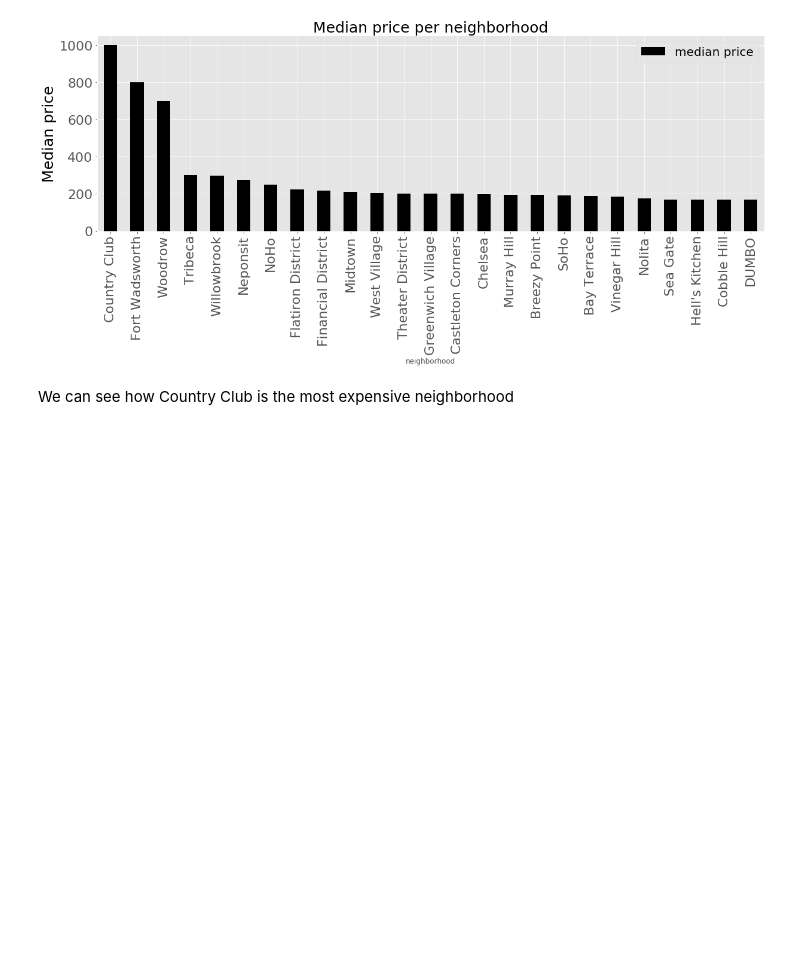
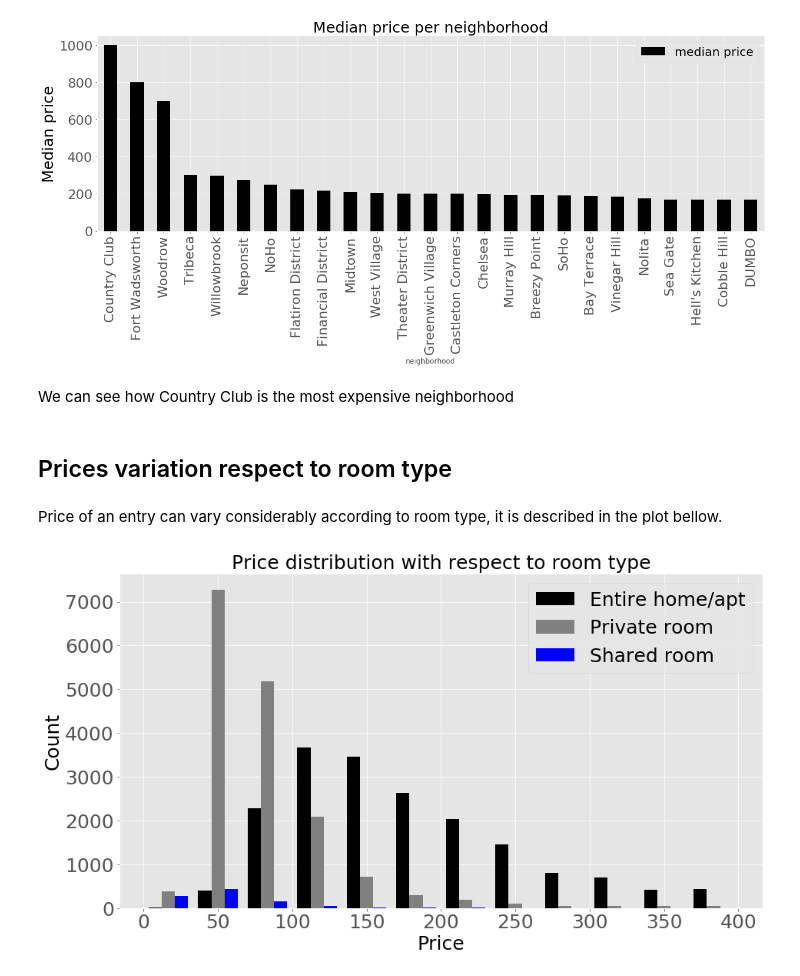
Before and after one commit to juankipedia/machine-learning-lab, a Jupyter notebook: linear-regression/airbnb/airbnb.ipynb, the cells around one changed output. Saved outputs shown, nothing was run; the diff lists cells and outputs as text; code cells hidden in the pictures; blank space fills up the shorter version.

```diff
--- a/linear-regression/airbnb/airbnb.ipynb
+++ b/linear-regression/airbnb/airbnb.ipynb
@@ -544,3 +544,34 @@ plot_median_price('neighbourhood_cleansed','neighborhood', data, 'Median price p
 [figure]
 # %% [markdown]
 We can see how Country Club is the most expensive neighborhood
+# %% [markdown]
+## Prices variation respect to room type
+# %% [markdown]
+Price of an entry can vary considerably according to room type, it is described in the plot bellow.
+# %%
+def room_type_count_vs_price(df,title):
+    df2 = df.pivot(columns='room_type',values='price')
+    x1=list(df2[df2.columns[0]])
+    x2=list(df2[df2.columns[1]])
+    x3=list(df2[df2.columns[2]])
+    plt.rc('legend',**{'fontsize':25})
+    plt.rcParams['figure.figsize']=(15,8)
+    plt.style.use(style='ggplot')
+    plt.tick_params(labelsize=25)
+    plt.ylabel("Count",fontsize=25,color='black')
+    plt.xlabel("Price",fontsize=25,color='black')
+    plt.title(title,fontsize=25,color='black')
+    plt.tick_params(labelsize=25)
+    n_bins=12
+    colors = ['black', 'grey', 'blue']
+    labels=[df2.columns[0],df2.columns[1],df2.columns[2]]
+    plt.hist([x1, x2, x3], n_bins, histtype='bar',
+             color=colors, range=[0,400],label=labels,alpha=1)
+
+    plt.legend(loc="upper right")
+    plt.show()
+
+data_frame = data
+room_type_count_vs_price(data_frame, 'Price distribution with respect to room type')
+# %% [output]
+[figure, added]
```
Also changed, not shown: parts of 13 cells of this notebook.
